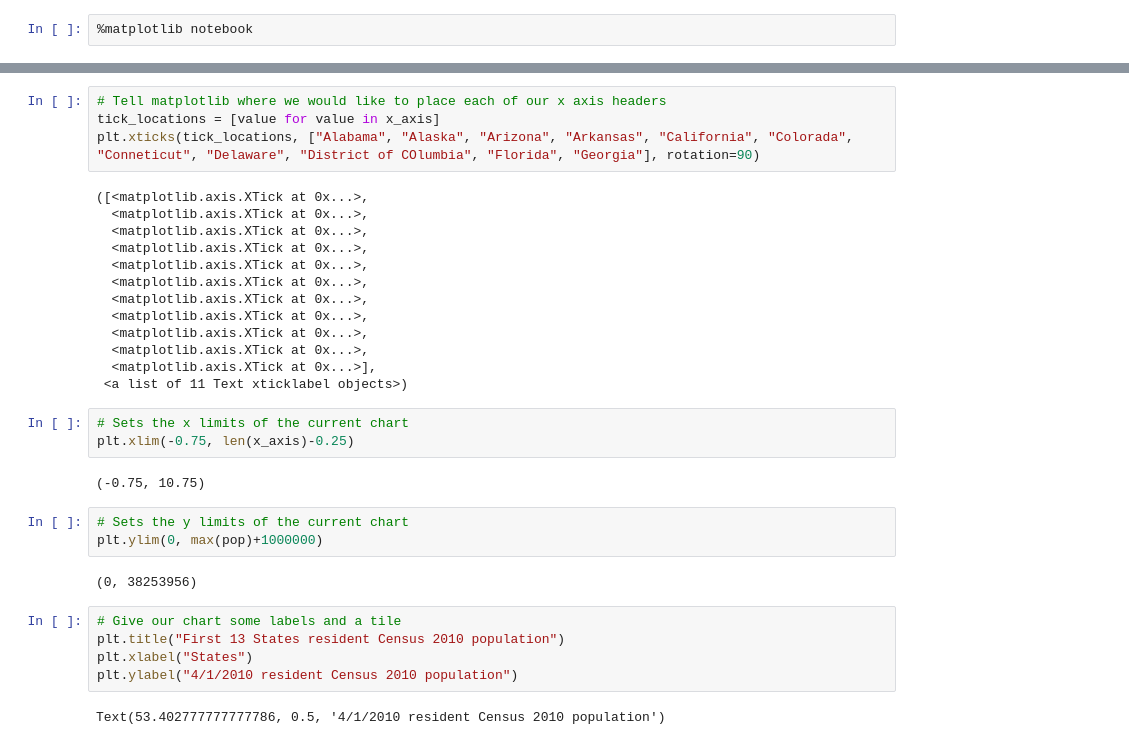
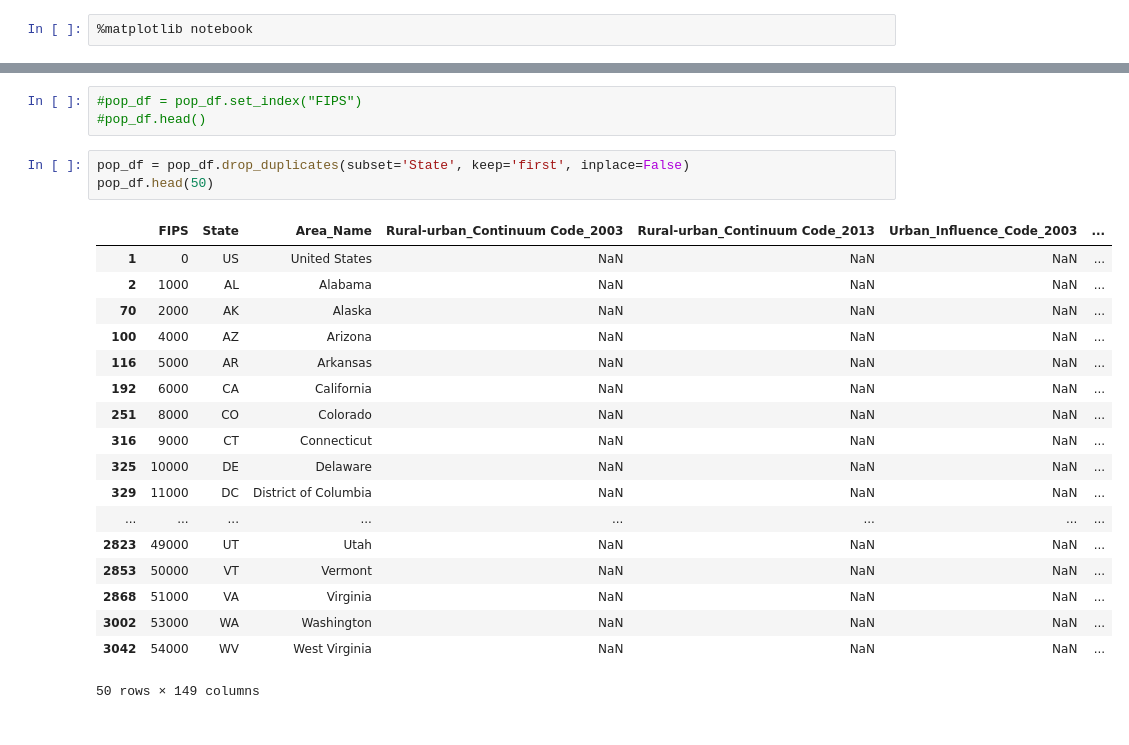
Before and after one commit to cblasi111/2008_recession_analysis, a Jupyter notebook: project_1_first_file.ipynb, the cells around one changed output, grey strips where cells are left out. Saved outputs shown, nothing was run; the diff lists cells and outputs as text.

```diff
--- a/project_1_first_file.ipynb
+++ b/project_1_first_file.ipynb
@@ -156,34 +50,25 @@ plt.bar(x_axis, pop, color='r', alpha=0.5, align="center")
-# %%
-# Tell matplotlib where we would like to place each of our x axis headers
-tick_locations = [value for value in x_axis]
-plt.xticks(tick_locations, ["Alabama", "Alaska", "Arizona", "Arkansas", "California", "Colorada", "Conneticut", "Delaware", "District of COlumbia", "Florida", "Georgia"], rotation=90)
-# %% [output]
-([<matplotlib.axis.XTick at 0x...>,
-  <matplotlib.axis.XTick at 0x...>,
-  <matplotlib.axis.XTick at 0x...>,
-  <matplotlib.axis.XTick at 0x...>,
-  <matplotlib.axis.XTick at 0x...>,
-  <matplotlib.axis.XTick at 0x...>,
-  <matplotlib.axis.XTick at 0x...>,
-  <matplotlib.axis.XTick at 0x...>,
-  <matplotlib.axis.XTick at 0x...>,
-  <matplotlib.axis.XTick at 0x...>,
-  <matplotlib.axis.XTick at 0x...>],
- <a list of 11 Text xticklabel objects>)
-# %%
-# Sets the x limits of the current chart
-plt.xlim(-0.75, len(x_axis)-0.25)
-# %% [output]
-(-0.75, 10.75)
-# %%
-# Sets the y limits of the current chart
-plt.ylim(0, max(pop)+1000000)
-# %% [output]
-(0, 38253956)
-# %%
-# Give our chart some labels and a tile
-plt.title("First 13 States resident Census 2010 population")
-plt.xlabel("States")
-plt.ylabel("4/1/2010 resident Census 2010 population")
-# %% [output]
-Text(53.402777777777786, 0.5, '4/1/2010 resident Census 2010 population')
+# %%
+#pop_df = pop_df.set_index("FIPS")
+#pop_df.head()
+# %%
+pop_df = pop_df.drop_duplicates(subset='State', keep='first', inplace=False)
+pop_df.head(50)
+# %% [output]
+|  | FIPS | State | Area_Name | Rural-urban_Continuum Code_2003 | Rural-urban_Continuum Code_2013 | Urban_Influence_Code_2003 | ... |
+| 1 | 0 | US | United States | NaN | NaN | NaN | ... |
+| 2 | 1000 | AL | Alabama | NaN | NaN | NaN | ... |
+| 70 | 2000 | AK | Alaska | NaN | NaN | NaN | ... |
+| 100 | 4000 | AZ | Arizona | NaN | NaN | NaN | ... |
+| 116 | 5000 | AR | Arkansas | NaN | NaN | NaN | ... |
+| 192 | 6000 | CA | California | NaN | NaN | NaN | ... |
+| 251 | 8000 | CO | Colorado | NaN | NaN | NaN | ... |
+| 316 | 9000 | CT | Connecticut | NaN | NaN | NaN | ... |
+| 325 | 10000 | DE | Delaware | NaN | NaN | NaN | ... |
+| 329 | 11000 | DC | District of Columbia | NaN | NaN | NaN | ... |
+| ... | ... | ... | ... | ... | ... | ... | ... |
+| 2823 | 49000 | UT | Utah | NaN | NaN | NaN | ... |
+| 2853 | 50000 | VT | Vermont | NaN | NaN | NaN | ... |
+| 2868 | 51000 | VA | Virginia | NaN | NaN | NaN | ... |
+| 3002 | 53000 | WA | Washington | NaN | NaN | NaN | ... |
+| 3042 | 54000 | WV | West Virginia | NaN | NaN | NaN | ... |
+50 rows × 149 columns
```
Also changed, not shown: parts of 19 cells of this notebook, 1 other file.
